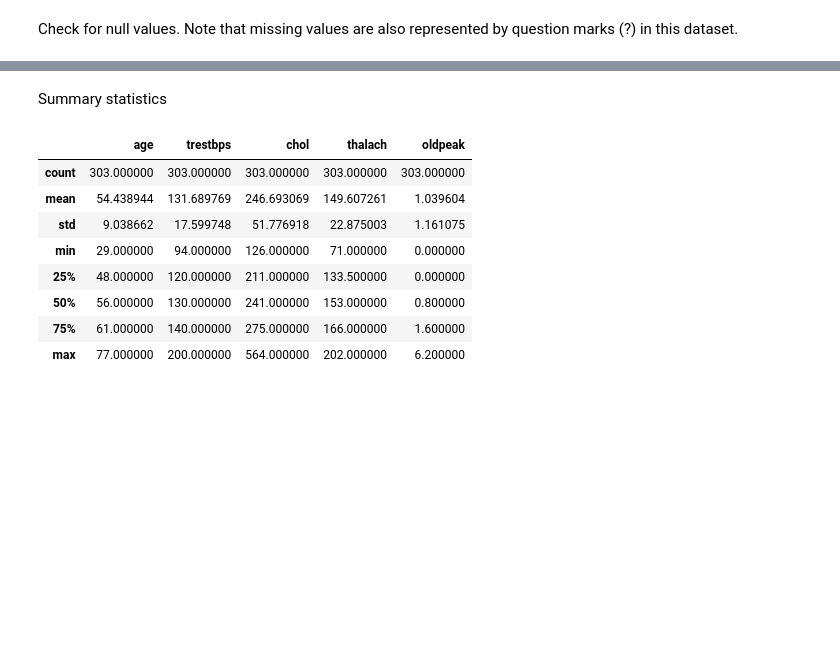
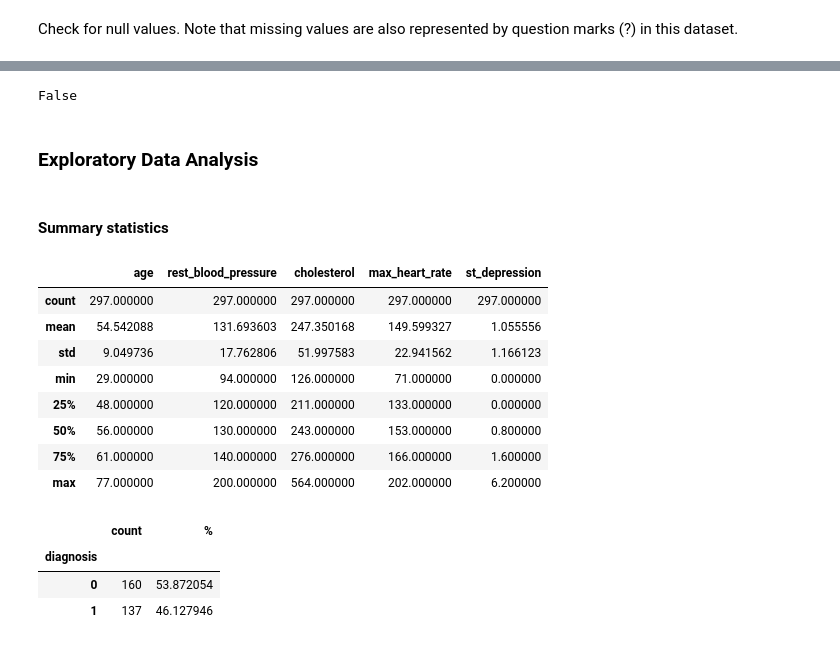
Before and after one commit to kyjzhou/predicting-heart-disease, a Jupyter notebook: Predicting-heart-disease.ipynb, the cells around one changed output, grey strips where cells are left out. Drawn from its saved outputs; the diff is of its cells as text; code cells hidden in the pictures; blank space fills up the shorter version.

```diff
--- a/Predicting-heart-disease.ipynb
+++ b/Predicting-heart-disease.ipynb
@@ -26,4 +95,4 @@ Convert results variable to binary (0 = no heart disease, 1 = heart disease)
 # %%
-heart_data.loc[heart_data['results'] > 0, 'results'] =  1
+heart_data.loc[heart_data['diagnosis'] > 0, 'diagnosis'] =  1
 heart_data
 # %% [output]
@@ -49,3 +114,4 @@ False
 # %%
-heart_data[heart_data == '?'].count()
+heart_data.replace('?', np.nan, inplace=True)
+heart_data.isna().any().any()
 # %% [output]
@@ -66,0 +121,3 @@ dtype: int64
+# %%
+heart_data.dropna(inplace=True)
+heart_data
@@ -67,16 +138,36 @@ dtype: int64
+# %%
+heart_data.isna().any().any()
+# %% [output]
+False
+# %% [markdown]
+### Exploratory Data Analysis
+# %%
+categorical = ['sex', 'chest_pain', 'fasting_blood_sugar', 'rest_ecg', 'exercise_angina', 'st_slope',
+               'blood_vessels', 'thalassemia']
+continuous = ['age', 'rest_blood_pressure', 'cholesterol', 'max_heart_rate', 'st_depression']
+categorical_and_target = categorical + ['diagnosis']
+continuous_and_target = continuous + ['diagnosis']
 # %% [markdown]
-Summary statistics
+#### Summary statistics
 # %%
-categorical = ['sex', 'cp', 'fbs', 'restecg', 'exang', 'slope']
-numeric = ['age', 'trestbps', 'chol', 'thalach', 'oldpeak']
-heart_data[numeric].describe()
+heart_data[continuous].describe()
 # %% [output]
-|  | age | trestbps | chol | thalach | oldpeak |
-| count | 303.000000 | 303.000000 | 303.000000 | 303.000000 | 303.000000 |
-| mean | 54.438944 | 131.689769 | 246.693069 | 149.607261 | 1.039604 |
-| std | 9.038662 | 17.599748 | 51.776918 | 22.875003 | 1.161075 |
+|  | age | rest_blood_pressure | cholesterol | max_heart_rate | st_depression |
+| count | 297.000000 | 297.000000 | 297.000000 | 297.000000 | 297.000000 |
+| mean | 54.542088 | 131.693603 | 247.350168 | 149.599327 | 1.055556 |
+| std | 9.049736 | 17.762806 | 51.997583 | 22.941562 | 1.166123 |
 | min | 29.000000 | 94.000000 | 126.000000 | 71.000000 | 0.000000 |
-| 25% | 48.000000 | 120.000000 | 211.000000 | 133.500000 | 0.000000 |
-| 50% | 56.000000 | 130.000000 | 241.000000 | 153.000000 | 0.800000 |
-| 75% | 61.000000 | 140.000000 | 275.000000 | 166.000000 | 1.600000 |
+| 25% | 48.000000 | 120.000000 | 211.000000 | 133.000000 | 0.000000 |
+| 50% | 56.000000 | 130.000000 | 243.000000 | 153.000000 | 0.800000 |
+| 75% | 61.000000 | 140.000000 | 276.000000 | 166.000000 | 1.600000 |
 | max | 77.000000 | 200.000000 | 564.000000 | 202.000000 | 6.200000 |
+# %%
+results = heart_data.groupby(['diagnosis']).agg({'diagnosis': 'count'})
+results = results.rename(columns={'diagnosis': 'count'})
+results['%'] = 100 * results.loc[:,['count']] / sum(results['count'])
+results
+# %% [output]
+|  | count | % |
+| diagnosis |  |  |
+| 0 | 160 | 53.872054 |
+| 1 | 137 | 46.127946 |
```
Also changed, not shown: parts of 28 cells of this notebook.
